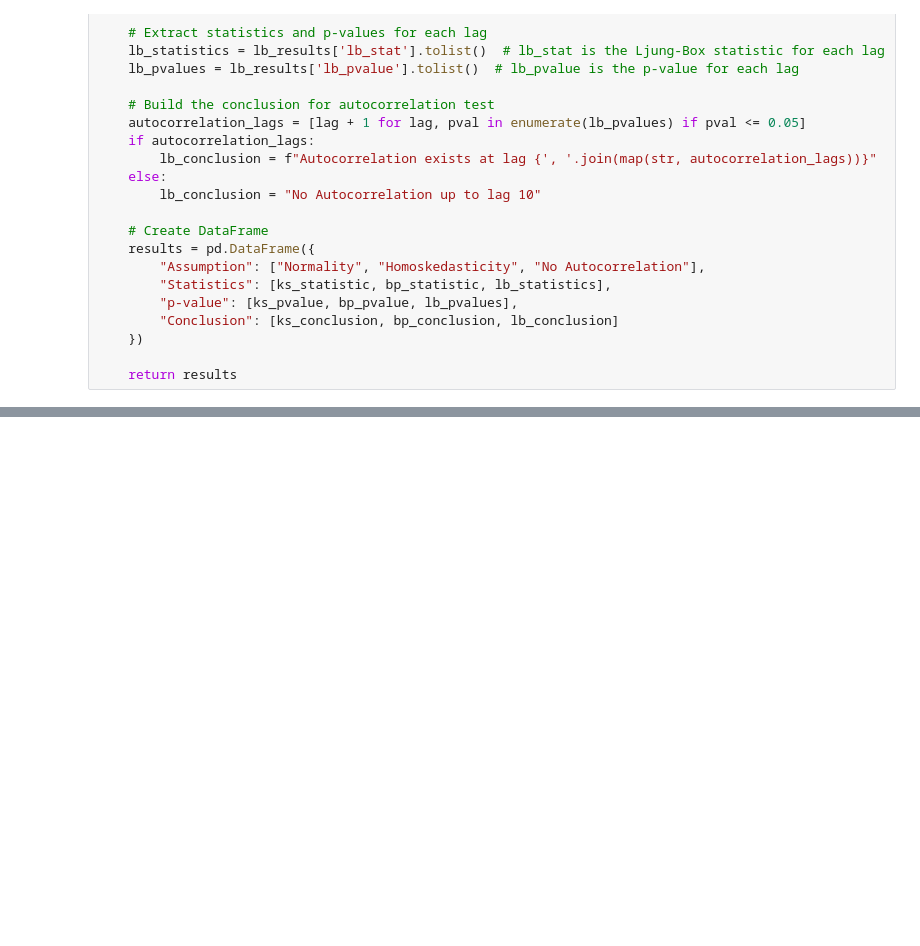
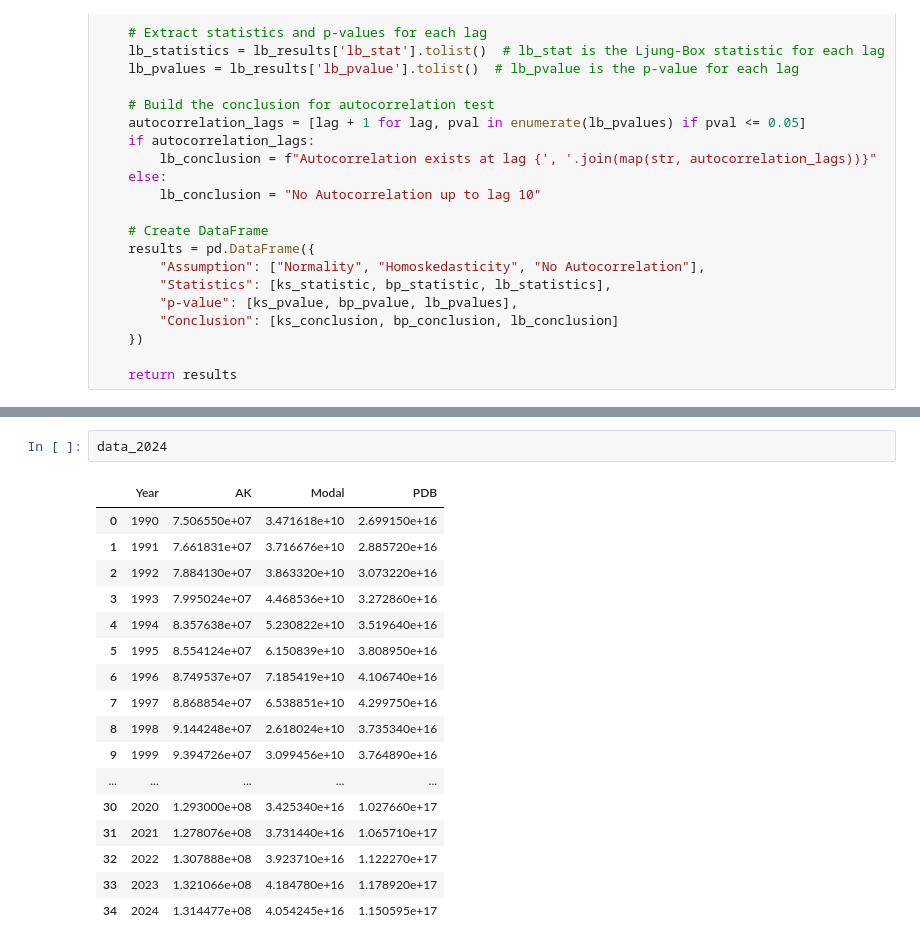
Before and after one commit to kurniawanchandraw/Ujian-Tengah-Semester, a Jupyter notebook: UTS.ipynb, the cells around one changed output, grey strips where cells are left out. Drawn from its saved outputs; the diff is of its cells as text; blank space fills up the shorter version.

```diff
--- a/UTS.ipynb
+++ b/UTS.ipynb
@@ -166,0 +174,20 @@ pdb
+# %%
+data_2024
+# %% [output]
+|  | Year | AK | Modal | PDB |
+| 0 | 1990 | 7.506550e+07 | 3.471618e+10 | 2.699150e+16 |
+| 1 | 1991 | 7.661831e+07 | 3.716676e+10 | 2.885720e+16 |
+| 2 | 1992 | 7.884130e+07 | 3.863320e+10 | 3.073220e+16 |
+| 3 | 1993 | 7.995024e+07 | 4.468536e+10 | 3.272860e+16 |
+| 4 | 1994 | 8.357638e+07 | 5.230822e+10 | 3.519640e+16 |
+| 5 | 1995 | 8.554124e+07 | 6.150839e+10 | 3.808950e+16 |
+| 6 | 1996 | 8.749537e+07 | 7.185419e+10 | 4.106740e+16 |
+| 7 | 1997 | 8.868854e+07 | 6.538851e+10 | 4.299750e+16 |
+| 8 | 1998 | 9.144248e+07 | 2.618024e+10 | 3.735340e+16 |
+| 9 | 1999 | 9.394726e+07 | 3.099456e+10 | 3.764890e+16 |
+| ... | ... | ... | ... | ... |
+| 30 | 2020 | 1.293000e+08 | 3.425340e+16 | 1.027660e+17 |
+| 31 | 2021 | 1.278076e+08 | 3.731440e+16 | 1.065710e+17 |
+| 32 | 2022 | 1.307888e+08 | 3.923710e+16 | 1.122270e+17 |
+| 33 | 2023 | 1.321066e+08 | 4.184780e+16 | 1.178920e+17 |
+| 34 | 2024 | 1.314477e+08 | 4.054245e+16 | 1.150595e+17 |
```
Also changed, not shown: parts of 48 cells of this notebook, 1 other file.
